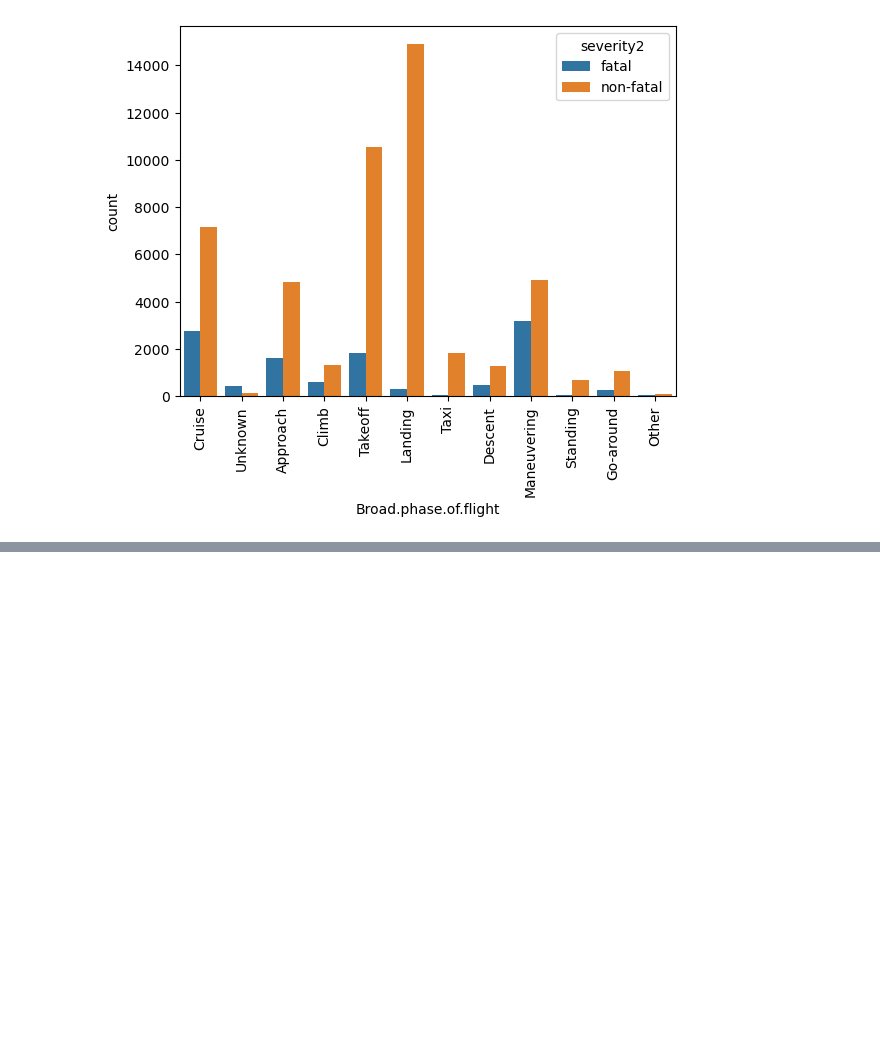
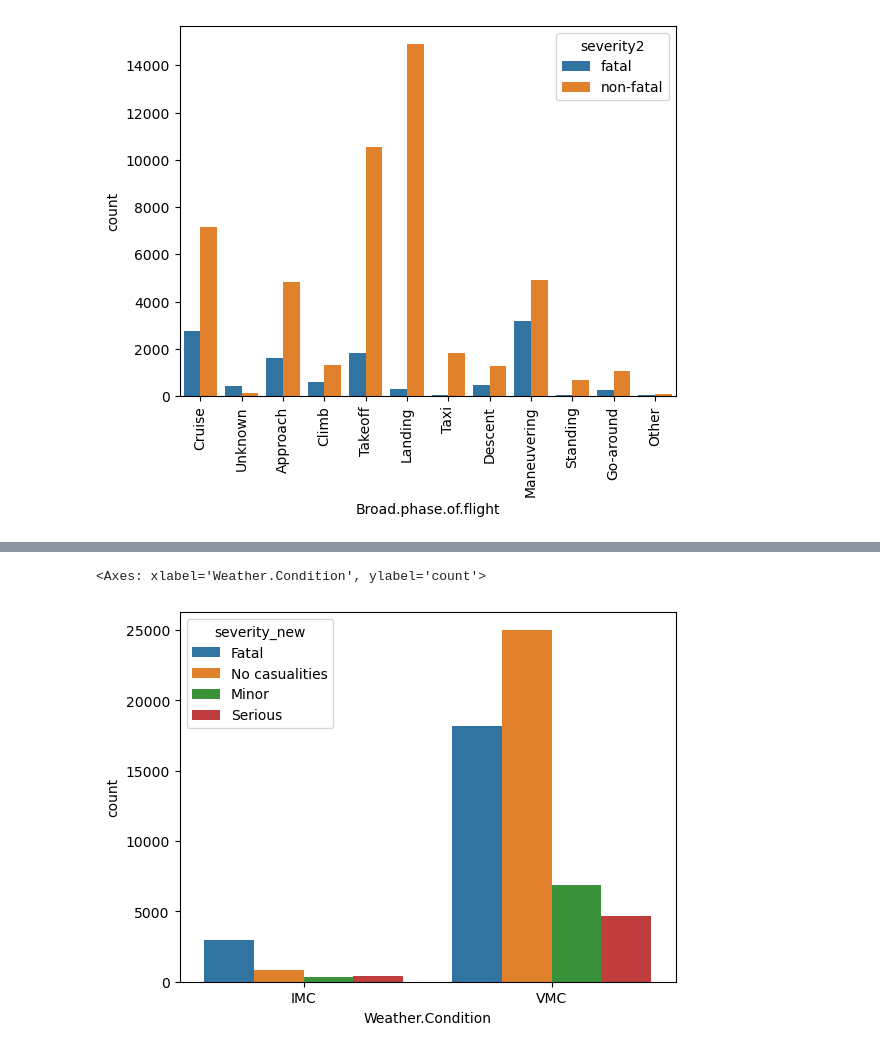
Before and after one commit to infoshareacademy/jdszr12-databenders, a Jupyter notebook: samoloty/We' re all gonna die!.ipynb, the cells around one changed output, grey strips where cells are left out. Saved outputs shown, nothing was run; the diff lists cells and outputs as text; code cells hidden in the pictures; blank space fills up the shorter version.

```diff
--- a/samoloty/We' re all gonna die!.ipynb
+++ b/samoloty/We' re all gonna die!.ipynb
@@ -102,0 +176,5 @@ plt.xticks(rotation = 90)
+# %%
+sns.countplot(x='Weather.Condition', data=df, hue = 'severity_new' )
+# %% [output]
+<Axes: xlabel='Weather.Condition', ylabel='count'>
+[figure, added]
```
Also changed, not shown: parts of 10 cells of this notebook, 1 other file.
